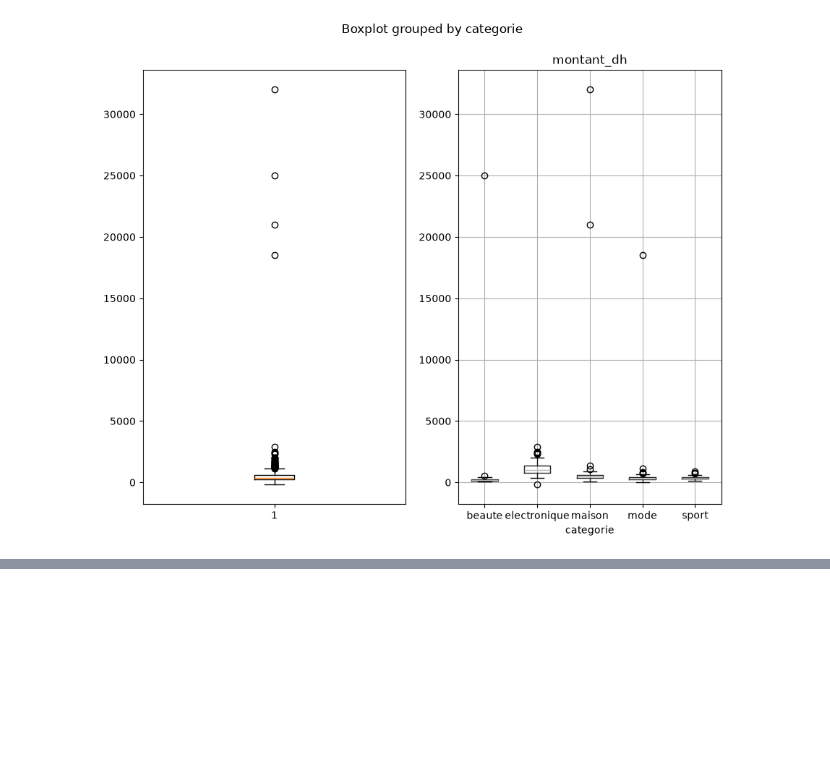
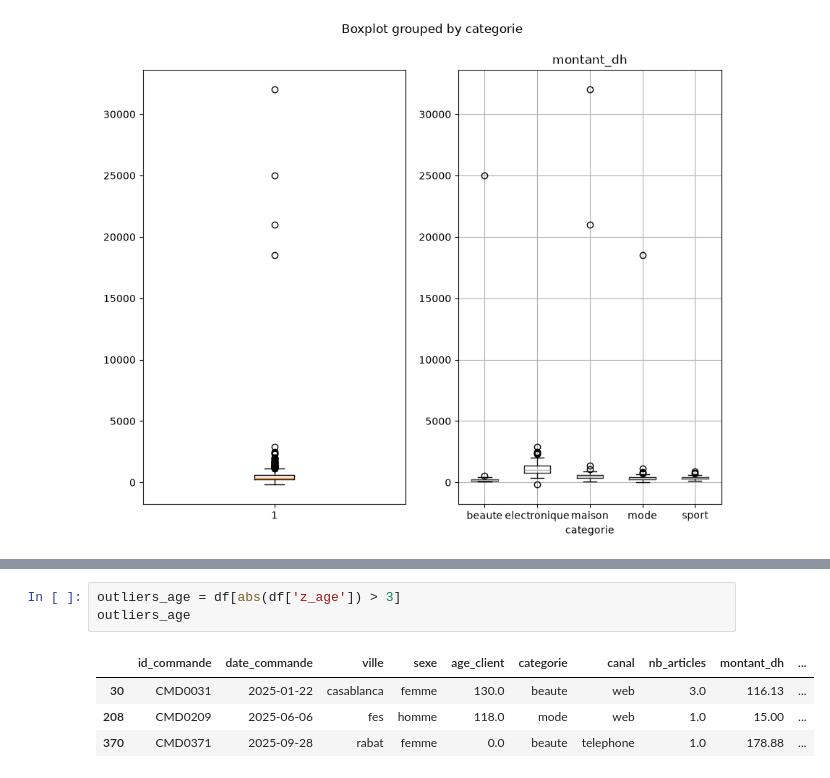
Before and after one commit to YoussefGharbaoui/DATA-PREPROCESSING, a Jupyter notebook: scripts/EDA_cmd_2.ipynb, the cells around one changed output, grey strips where cells are left out. Saved outputs shown, nothing was run; the diff lists cells and outputs as text; blank space fills up the shorter version.

```diff
--- a/scripts/EDA_cmd_2.ipynb
+++ b/scripts/EDA_cmd_2.ipynb
@@ -77,0 +91,8 @@ df.boxplot(column='montant_dh' , by='categorie', ax=axes[1])
+# %%
+outliers_age = df[abs(df['z_age']) > 3]
+outliers_age
+# %% [output]
+|  | id_commande | date_commande | ville | sexe | age_client | categorie | canal | nb_articles | montant_dh | ... |
+| 30 | CMD0031 | 2025-01-22 | casablanca | femme | 130.0 | beaute | web | 3.0 | 116.13 | ... |
+| 208 | CMD0209 | 2025-06-06 | fes | homme | 118.0 | mode | web | 1.0 | 15.00 | ... |
+| 370 | CMD0371 | 2025-09-28 | rabat | femme | 0.0 | beaute | telephone | 1.0 | 178.88 | ... |
```
Also changed, not shown: parts of 3 cells of this notebook, 1 other file.
